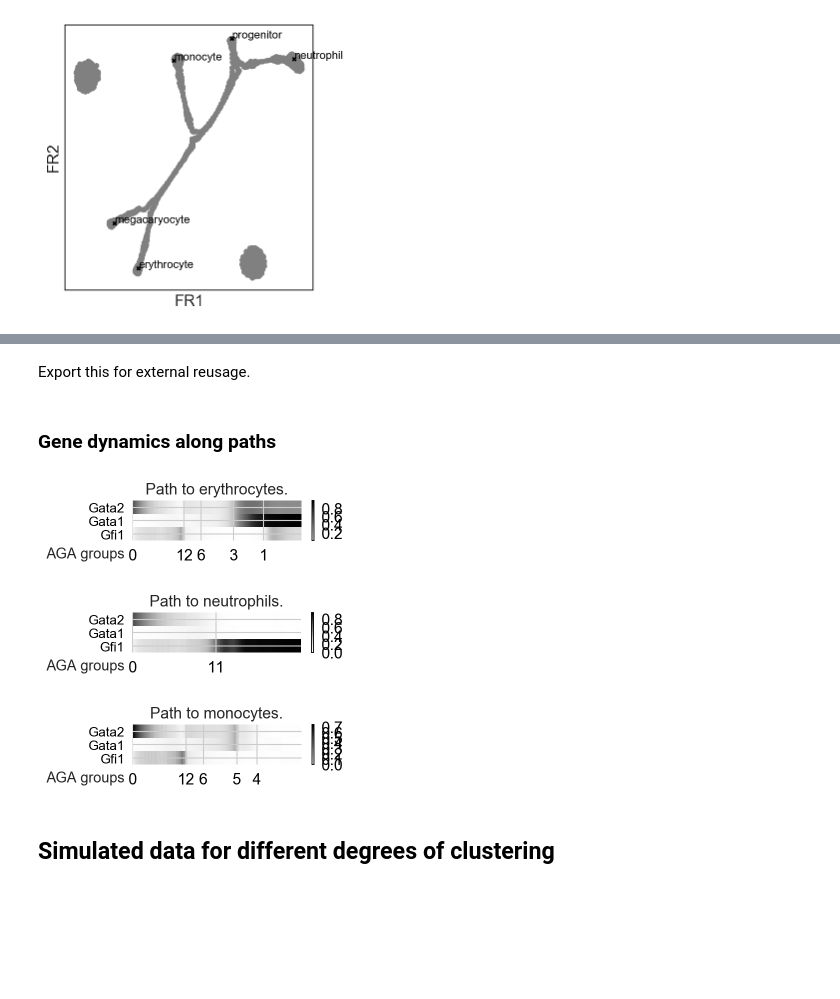
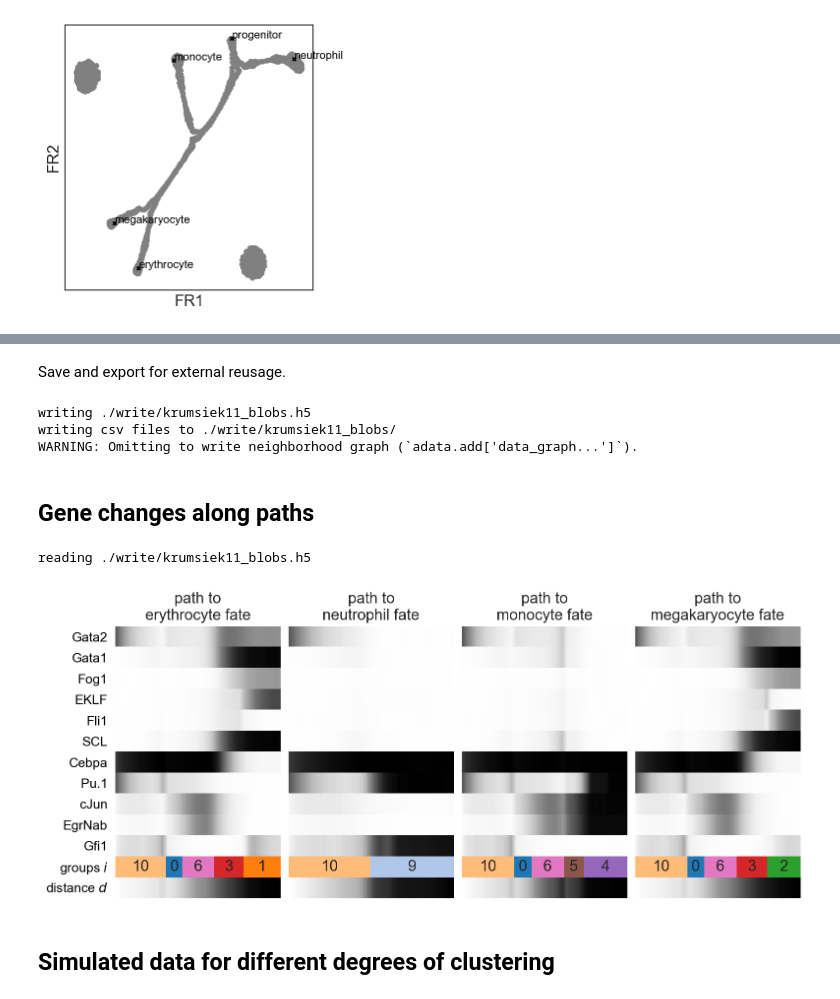
Before and after one commit to theislab/graph_abstraction, a Jupyter notebook: minimal_examples/minimal_examples.ipynb, the cells around one changed output, grey strips where cells are left out. Cells and saved outputs as stored; diff of their text form; code cells hidden in the pictures; blank space fills up the shorter version.

```diff
--- a/minimal_examples/minimal_examples.ipynb
+++ b/minimal_examples/minimal_examples.ipynb
@@ -7,7 +7,7 @@ import numpy as np
 from matplotlib import rcParams
 import matplotlib.pyplot as pl
 import scanpy.api as sc
-sc.settings.verbosity = 1                          # verbosity: 0=errors, 1=warnings, 2=info, 3=hints, ...
+sc.settings.verbosity = 2                          # verbosity: 0=errors, 1=warnings, 2=info, 3=hints, ...
 sc.settings.set_figure_params(dpi=80)              # dots (pixels) per inch determine size of inline figures
 sc.logging.print_version_and_date()
 # %% [output]
@@ -99,4 +151,9 @@ saving figure to file ./figures/aga.png
+# %% [markdown]
+Save and export for external reusage.
 # %%
 sc.write('krumsiek11_blobs', adata)
+sc.write('krumsiek11_blobs', adata, ext='csv')
+# %% [output]
+writing ./write/krumsiek11_blobs.h5
+writing csv files to ./write/krumsiek11_blobs/
+WARNING: Omitting to write neighborhood graph (`adata.add['data_graph...']`).
-# %% [markdown]
-Export this for external reusage.
@@ -105,28 +160,28 @@ sc.write('krumsiek11_blobs', adata, ext='csv')
 # %% [markdown]
-### Gene dynamics along paths
+## Gene changes along paths
 # %%
 adata = sc.read('krumsiek11_blobs')
-paths = [('erythrocytes', [0, 12, 6, 3, 1]),
-         ('neutrophils', [0, 11]),
-         ('monocytes', [0, 12, 6, 5, 4])]
-rcParams['figure.figsize'] = (4, 1)
-rcParams['figure.subplot.top'] = 0.75
-rcParams['figure.subplot.bottom'] = 0.25
+paths = [('erythrocytes', [10, 0, 6, 3, 1]),
+         ('neutrophils', [10, 9]),
+         ('monocytes', [10, 0, 6, 5, 4]),
+         ('megakaryocytes', [10, 0, 6, 3, 2])]
+_, axs = pl.subplots(ncols=4, figsize=(10, 4), gridspec_kw={'wspace': 0.05, 'left': 0.11})
+pl.subplots_adjust(left=0.05, right=0.98, top=0.88)
 for ipath, (descr, path) in enumerate(paths):
-    ax = sc.pl.aga_path(adata, left_margin=0.3,
-                        nodes=path,
-                        keys=['Gata2', 'Gata1', 'Gfi1'],
-                        n_avg=10,
-                        ytick_fontsize=12,
-                        title='Path to {}.'.format(descr),
-                        show=False)
-    pl.savefig('./figures/aga_path_{}.png'.format(descr))
-    pl.show()
+    sc.pl.aga_path(adata, left_margin=0.3, ytick_fontsize=12,
+                   nodes=path, ax=axs[ipath],
+                   keys=adata.var_names,
+                   show_yticks=True if ipath==0 else False,
+                   show_colorbar=False,
+                   n_avg=10,
+                   title='path to\n{} fate'.format(descr[:-1]),
+                   show=False)
+pl.savefig('./figures/aga_path.png', dpi=300)
+pl.show()
 sc.pl.reset_rcParams()
 # %% [output]
+reading ./write/krumsiek11_blobs.h5
-[figure, old version]
+[figure, new version]
-[figure, removed]
-[figure, removed]
 # %% [markdown]
 ## Simulated data for different degrees of clustering <a id="data2"></a>
 # %%
```
Also changed, not shown: parts of 16 cells of this notebook, 35 other files.
